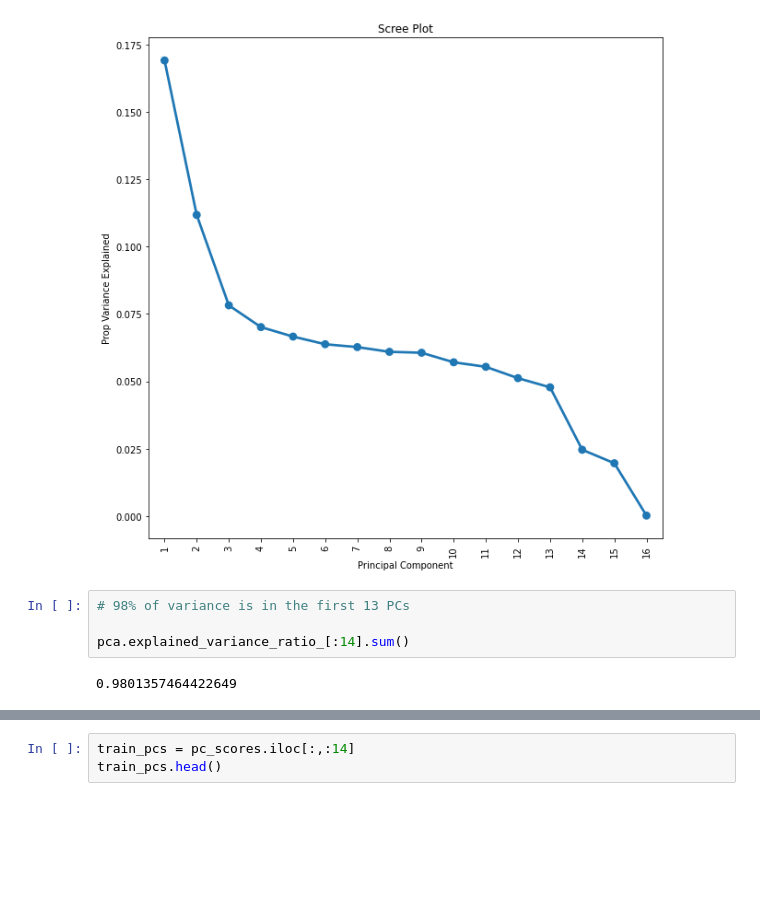
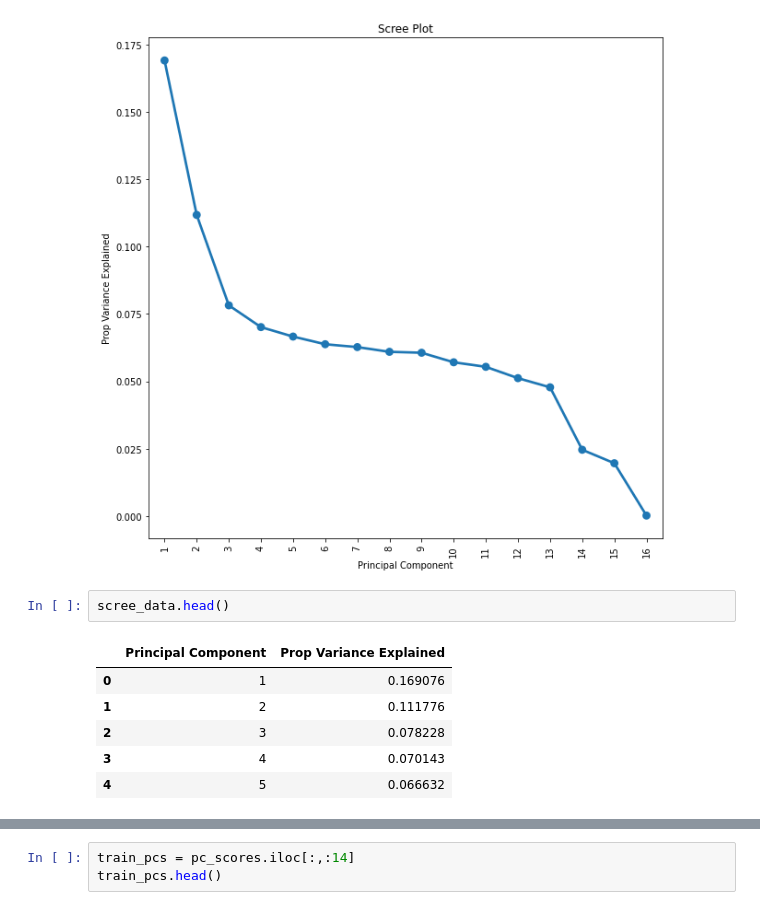
Before and after one commit to jeremylee73/ix-sendy-logistics, a Jupyter notebook: sendy-logistics.ipynb, the cells around one changed output, grey strips where cells are left out. Saved outputs shown, nothing was run; the diff lists cells and outputs as text; blank space fills up the shorter version.

```diff
--- a/sendy-logistics.ipynb
+++ b/sendy-logistics.ipynb
@@ -114,9 +114,12 @@ sns.pointplot(x="Principal Component", y="Prop Variance Explained", data=scree_d
 # %% [output]
 Text(0.5, 1.0, 'Scree Plot')
 [figure]
-# %%
-# 98% of variance is in the first 13 PCs
-
-pca.explained_variance_ratio_[:14].sum()
-# %% [output]
-0.9801357464422649
+# %%
+scree_data.head()
+# %% [output]
+|  | Principal Component | Prop Variance Explained |
+| 0 | 1 | 0.169076 |
+| 1 | 2 | 0.111776 |
+| 2 | 3 | 0.078228 |
+| 3 | 4 | 0.070143 |
+| 4 | 5 | 0.066632 |
```
Also changed, not shown: parts of 2 cells of this notebook.
